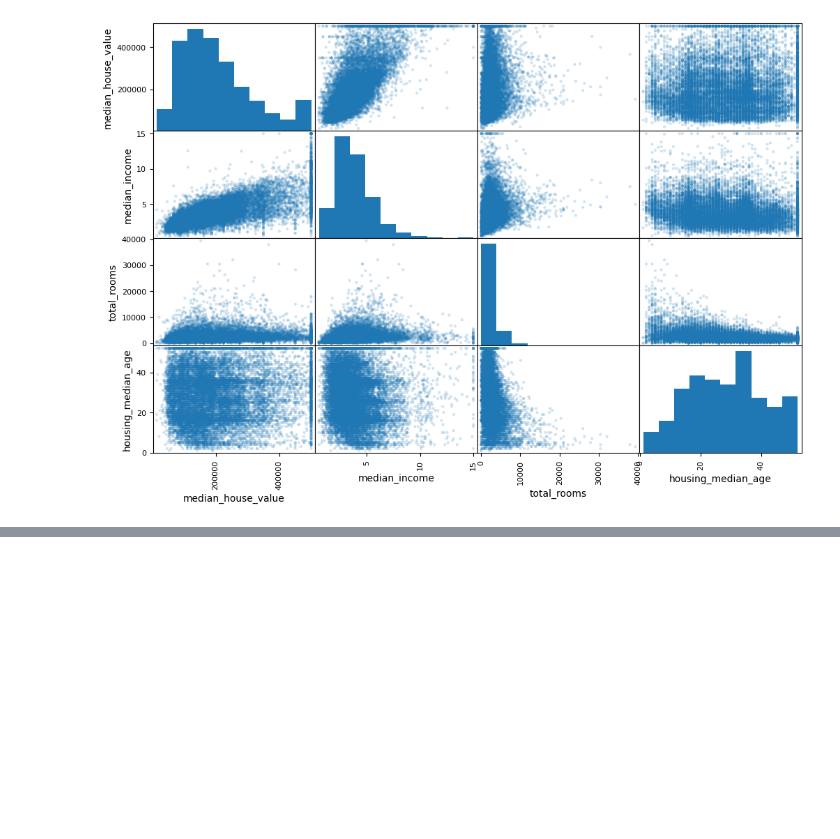
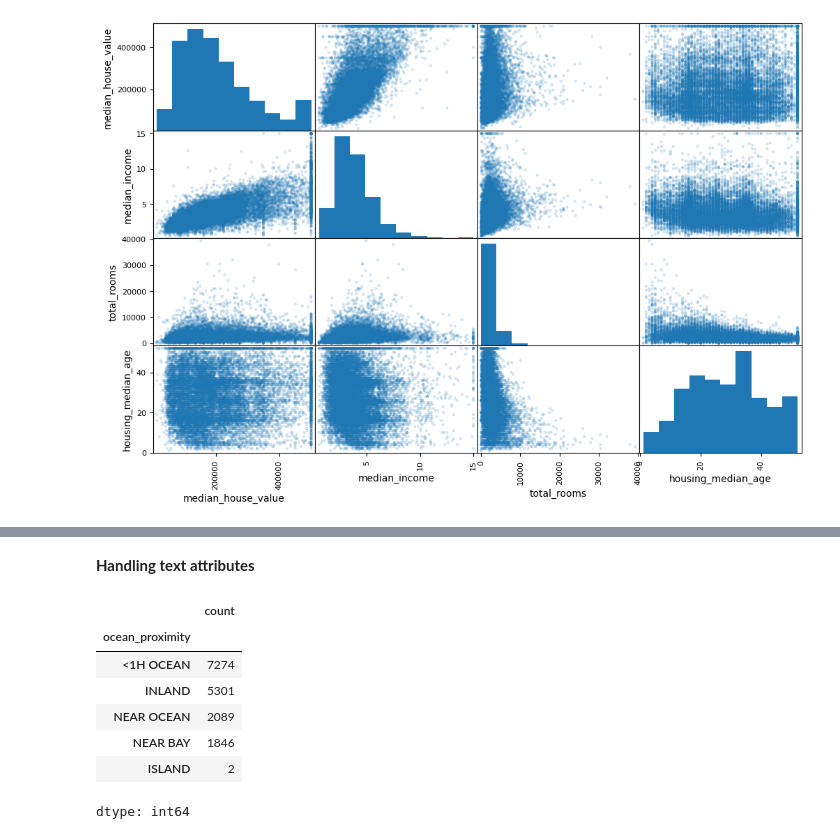
Before and after one commit to CodexAarogya/MachineLearning, a Jupyter notebook: California_Housing_Analysis/report.ipynb, the cells around one changed output, grey strips where cells are left out. Saved outputs shown, nothing was run; the diff lists cells and outputs as text; code cells hidden in the pictures; blank space fills up the shorter version.

```diff
--- a/California_Housing_Analysis/report.ipynb
+++ b/California_Housing_Analysis/report.ipynb
@@ -213,0 +308,14 @@ plt.show()
+# %% [markdown]
+**Handling text attributes**
+# %%
+housing_category = housing['ocean_proximity']
+housing_category.value_counts()
+# %% [output]
+|  | count |
+| ocean_proximity |  |
+| <1H OCEAN | 7274 |
+| INLAND | 5301 |
+| NEAR OCEAN | 2089 |
+| NEAR BAY | 1846 |
+| ISLAND | 2 |
+dtype: int64
```
Also changed, not shown: parts of 10 cells of this notebook.
